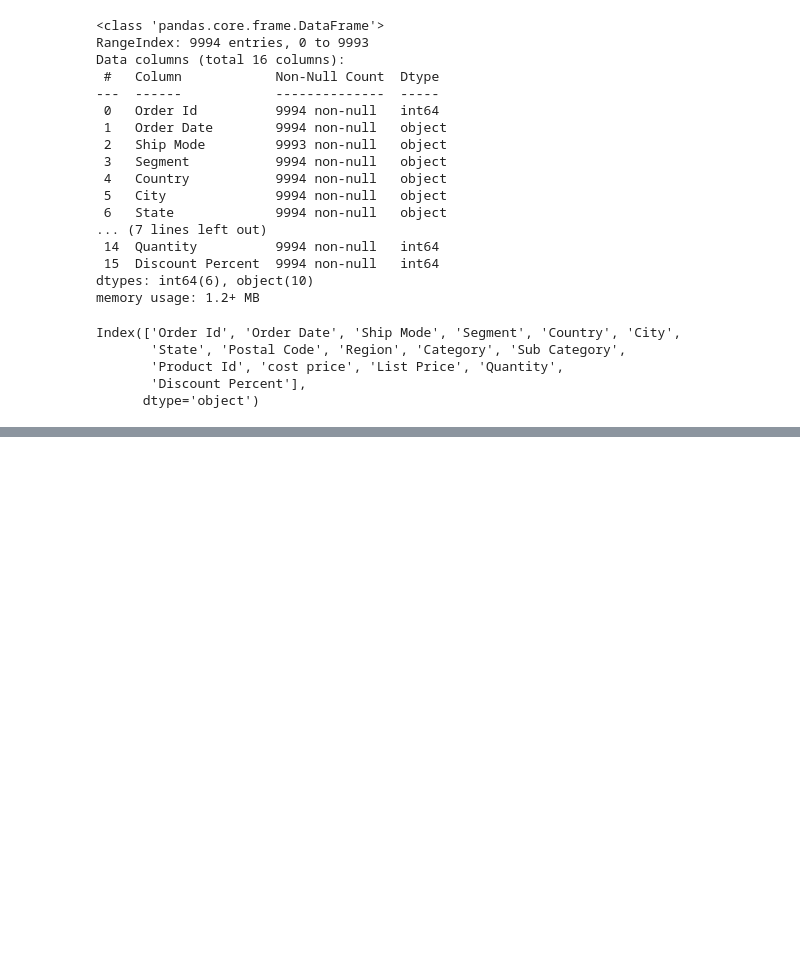
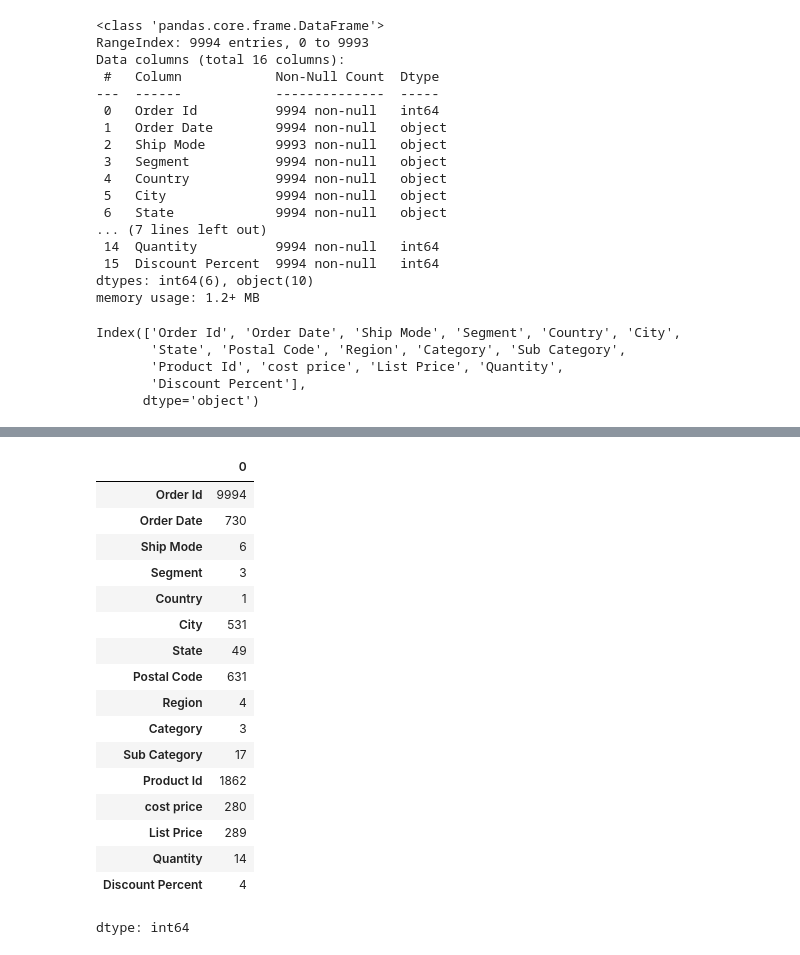
Before and after one commit to raju1207/Retail-Order-Data-Analysis, a Jupyter notebook: Retail_Order_Data_Analysis.ipynb, the cells around one changed output, grey strips where cells are left out. Drawn from its saved outputs; the diff is of its cells as text; code cells hidden in the pictures; blank space fills up the shorter version.

```diff
--- a/Retail_Order_Data_Analysis.ipynb
+++ b/Retail_Order_Data_Analysis.ipynb
@@ -83,0 +118,21 @@ Index(['Order Id', 'Order Date', 'Ship Mode', 'Segment', 'Country', 'City',
+# %%
+df.nunique()
+# %% [output]
+|  | 0 |
+| Order Id | 9994 |
+| Order Date | 730 |
+| Ship Mode | 6 |
+| Segment | 3 |
+| Country | 1 |
+| City | 531 |
+| State | 49 |
+| Postal Code | 631 |
+| Region | 4 |
+| Category | 3 |
+| Sub Category | 17 |
+| Product Id | 1862 |
+| cost price | 280 |
+| List Price | 289 |
+| Quantity | 14 |
+| Discount Percent | 4 |
+dtype: int64
```
Also changed, not shown: parts of 4 cells of this notebook.
